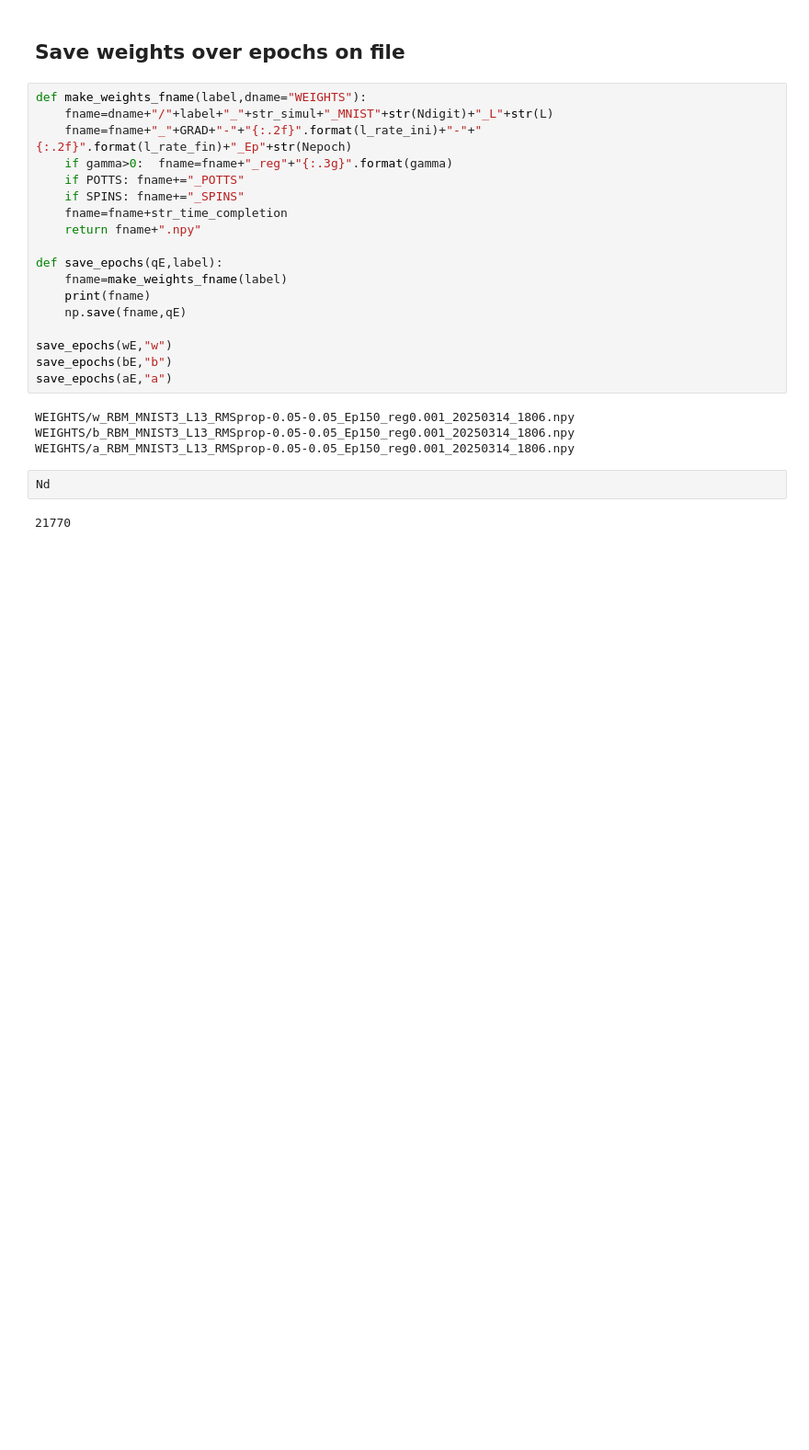
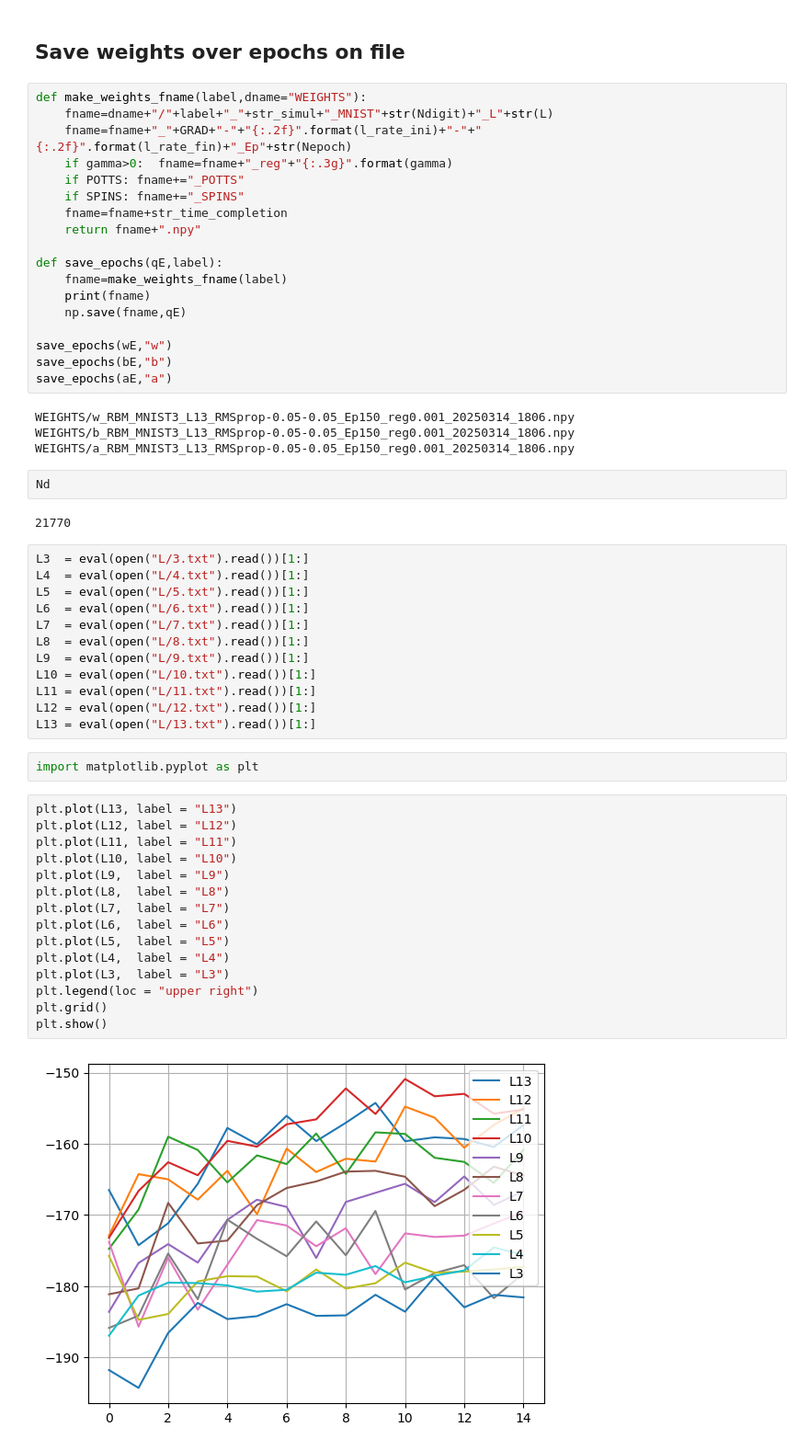
Before and after one commit to AlbertoCasellato/LCP-B, a Jupyter notebook: ex2/RBM_2025_MNIST.ipynb, the cells around one changed output. Shown at 92% size. Saved outputs shown, nothing was run; the diff lists cells and outputs as text; blank space fills up the shorter version.

```diff
--- a/ex2/RBM_2025_MNIST.ipynb
+++ b/ex2/RBM_2025_MNIST.ipynb
@@ -739,3 +739,34 @@ WEIGHTS/a_RBM_MNIST3_L13_RMSprop-0.05-0.05_Ep150_reg0.001_20250314_1806.npy
 Nd
 # %% [output]
 21770
+# %%
+L3  = eval(open("L/3.txt").read())[1:]
+L4  = eval(open("L/4.txt").read())[1:]
+L5  = eval(open("L/5.txt").read())[1:]
+L6  = eval(open("L/6.txt").read())[1:]
+L7  = eval(open("L/7.txt").read())[1:]
+L8  = eval(open("L/8.txt").read())[1:]
+L9  = eval(open("L/9.txt").read())[1:]
+L10 = eval(open("L/10.txt").read())[1:]
+L11 = eval(open("L/11.txt").read())[1:]
+L12 = eval(open("L/12.txt").read())[1:]
+L13 = eval(open("L/13.txt").read())[1:]
+# %%
+import matplotlib.pyplot as plt
+# %%
+plt.plot(L13, label = "L13")
+plt.plot(L12, label = "L12")
+plt.plot(L11, label = "L11")
+plt.plot(L10, label = "L10")
+plt.plot(L9,  label = "L9")
+plt.plot(L8,  label = "L8")
+plt.plot(L7,  label = "L7")
+plt.plot(L6,  label = "L6")
+plt.plot(L5,  label = "L5")
+plt.plot(L4,  label = "L4")
+plt.plot(L3,  label = "L3")
+plt.legend(loc = "upper right")
+plt.grid()
+plt.show()
+# %% [output]
+[figure, added]
```
Also changed, not shown: parts of 2 cells of this notebook.
